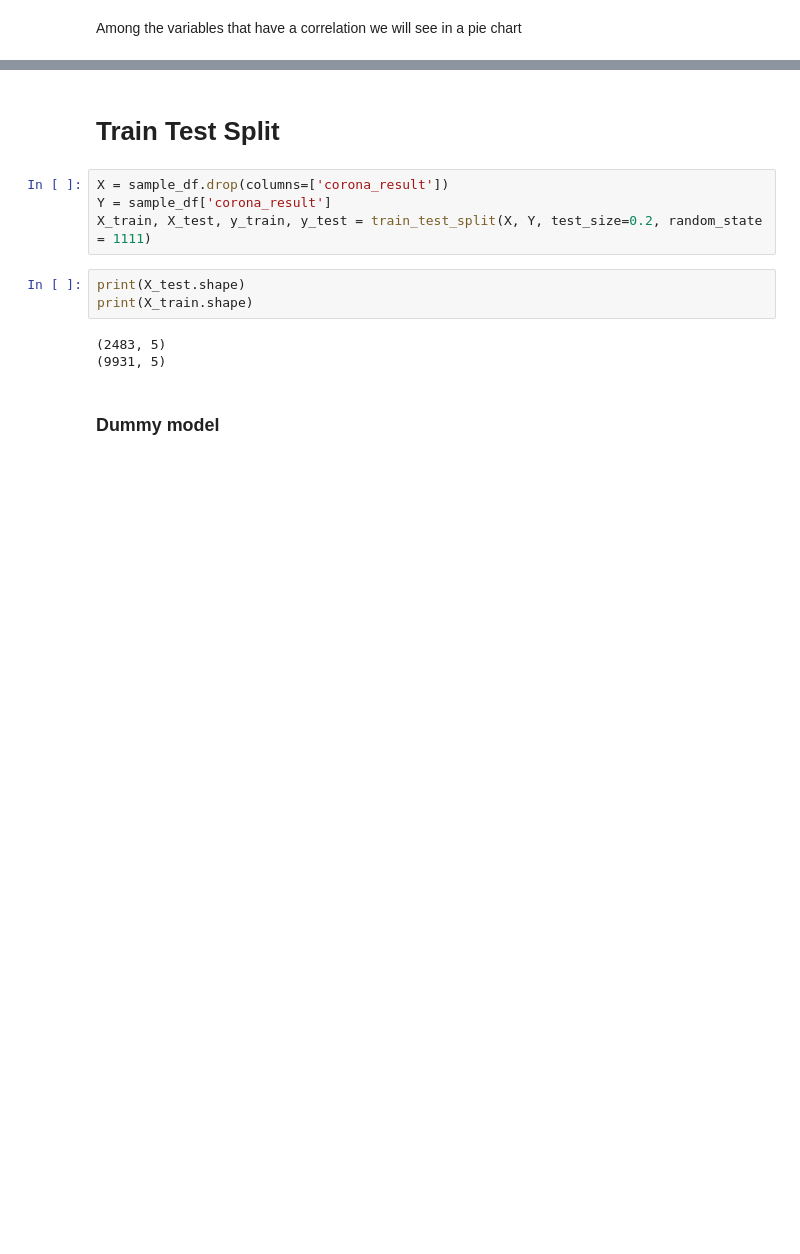
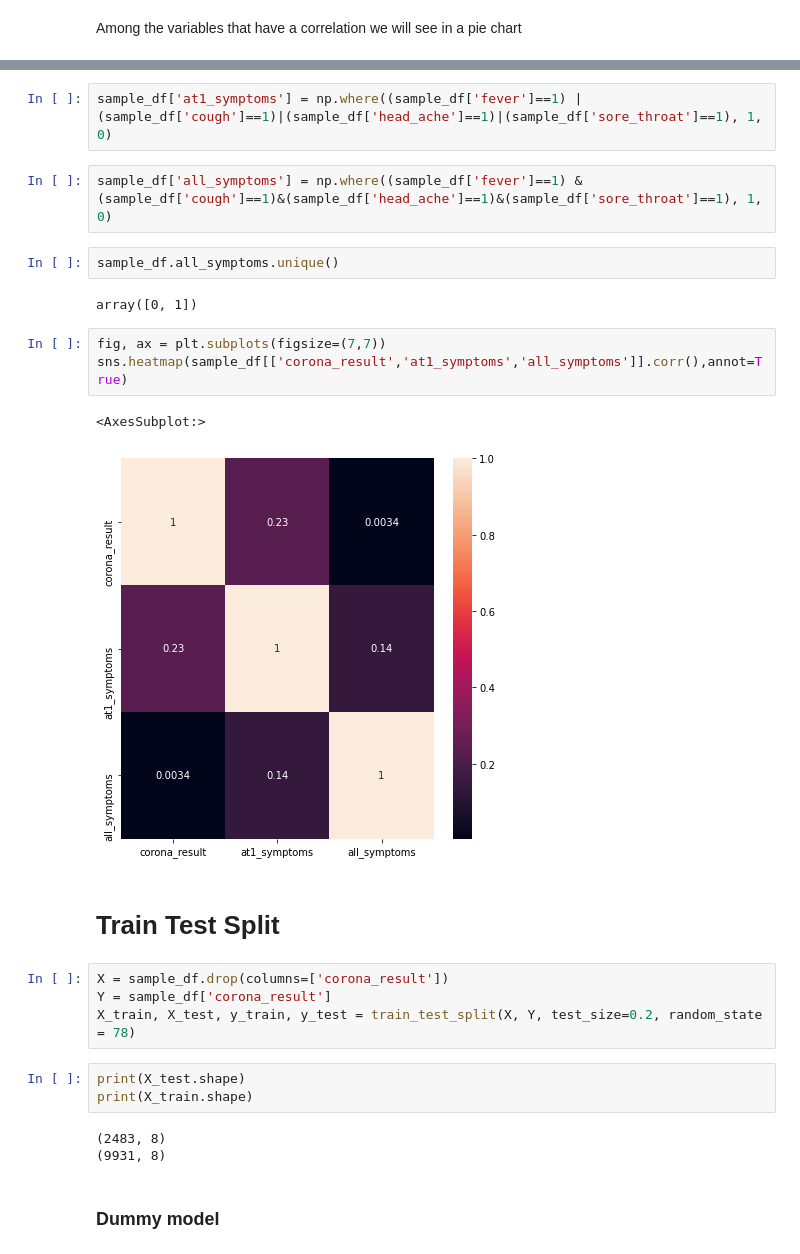
Before and after one commit to royofer123/ml_project, a Jupyter notebook: ml_project.ipynb, the cells around one changed output, grey strips where cells are left out. Drawn from its saved outputs; the diff is of its cells as text; blank space fills up the shorter version.

```diff
--- a/ml_project.ipynb
+++ b/ml_project.ipynb
@@ -498,15 +501,29 @@ plt.show()
+# %%
+sample_df['at1_symptoms'] = np.where((sample_df['fever']==1) | (sample_df['cough']==1)|(sample_df['head_ache']==1)|(sample_df['sore_throat']==1), 1, 0)
+# %%
+sample_df['all_symptoms'] = np.where((sample_df['fever']==1) & (sample_df['cough']==1)&(sample_df['head_ache']==1)&(sample_df['sore_throat']==1), 1, 0)
+# %%
+sample_df.all_symptoms.unique()
+# %% [output]
+array([0, 1])
+# %%
+fig, ax = plt.subplots(figsize=(7,7))
+sns.heatmap(sample_df[['corona_result','at1_symptoms','all_symptoms']].corr(),annot=True)
+# %% [output]
+<AxesSubplot:>
+[figure, added]
 # %% [markdown]
 #  Train Test Split
 # %%
 X = sample_df.drop(columns=['corona_result'])
 Y = sample_df['corona_result']
-X_train, X_test, y_train, y_test = train_test_split(X, Y, test_size=0.2, random_state = 1111)
+X_train, X_test, y_train, y_test = train_test_split(X, Y, test_size=0.2, random_state = 78)
-# %%
-print(X_test.shape)
-print(X_train.shape)
-# %% [output]
-(2483, 5)
-(9931, 5)
+# %%
+print(X_test.shape)
+print(X_train.shape)
+# %% [output]
+(2483, 8)
+(9931, 8)
 # %% [markdown]
 ### Dummy model
 # %%
```
Also changed, not shown: parts of 48 cells of this notebook.
